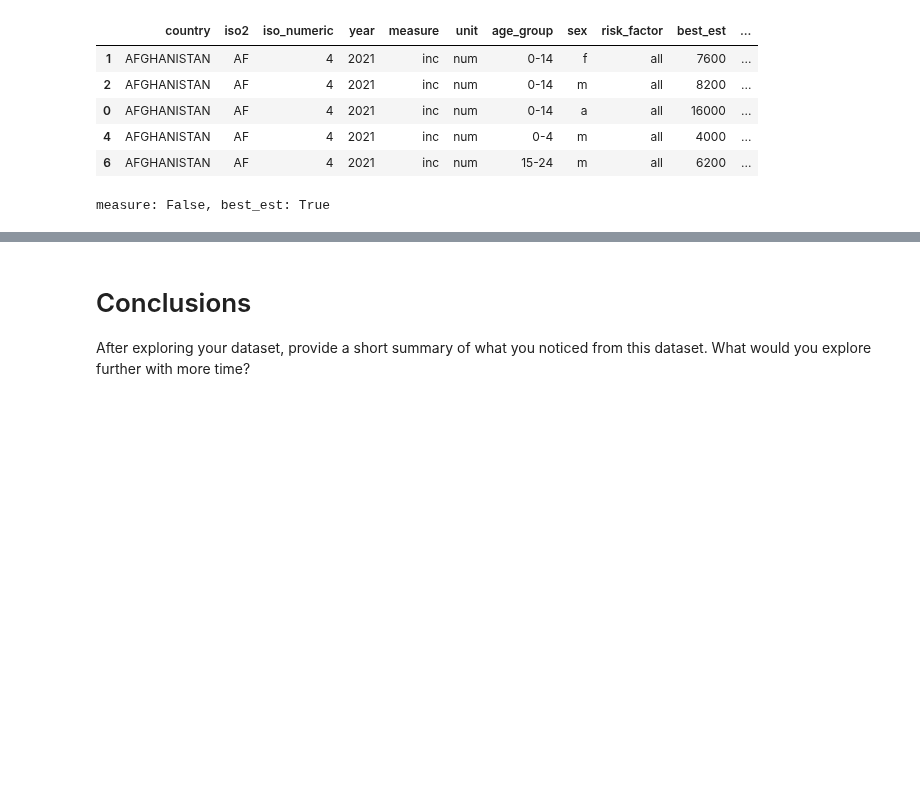
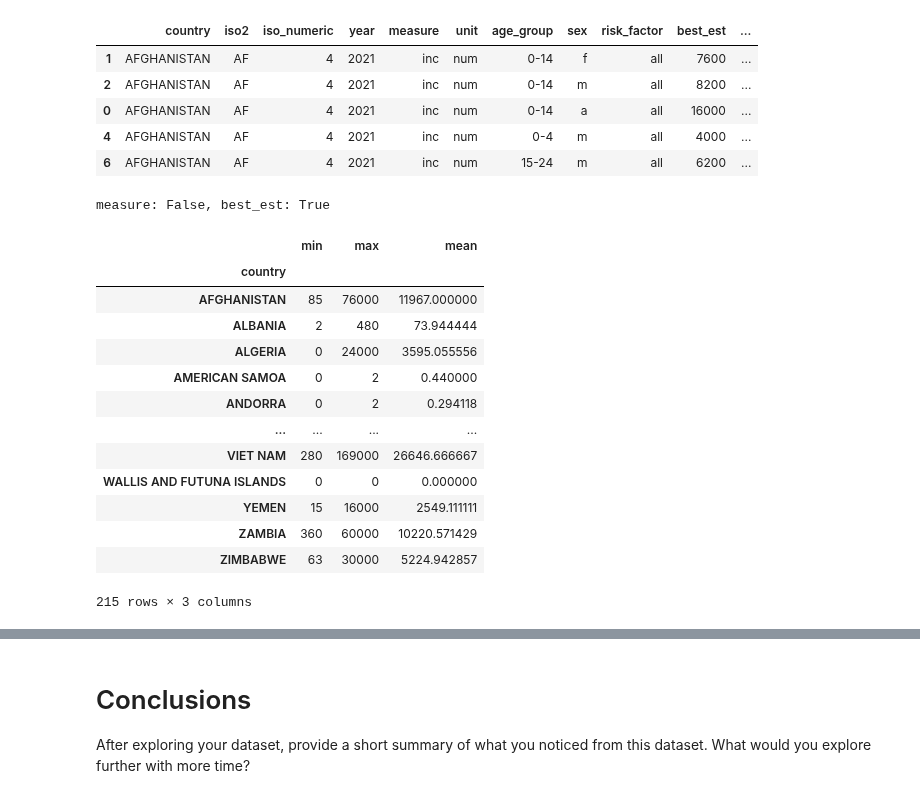
Before and after one commit to himalayahall/DATA602, a Jupyter notebook: 07_assignment.ipynb, the cells around one changed output, grey strips where cells are left out. Drawn from its saved outputs; the diff is of its cells as text; code cells hidden in the pictures; blank space fills up the shorter version.

```diff
--- a/07_assignment.ipynb
+++ b/07_assignment.ipynb
@@ -268,3 +268,21 @@ tb_ds.head()
 print(f'measure: {pd.to_numeric(tb_ds["measure"], errors="coerce").notnull().any()}, best_est: {pd.to_numeric(tb_ds["best_est"], errors="coerce").notnull().any()}')
 # %% [output]
 measure: False, best_est: True
+# %%
+# 11 - Group by country and get the mean, min, and max vaklues for best_est by group.
+tb_ds.groupby('country').best_est.agg(['min', 'max', 'mean'])
+# %% [output]
+|  | min | max | mean |
+| country |  |  |  |
+| AFGHANISTAN | 85 | 76000 | 11967.000000 |
+| ALBANIA | 2 | 480 | 73.944444 |
+| ALGERIA | 0 | 24000 | 3595.055556 |
+| AMERICAN SAMOA | 0 | 2 | 0.440000 |
+| ANDORRA | 0 | 2 | 0.294118 |
+| ... | ... | ... | ... |
+| VIET NAM | 280 | 169000 | 26646.666667 |
+| WALLIS AND FUTUNA ISLANDS | 0 | 0 | 0.000000 |
+| YEMEN | 15 | 16000 | 2549.111111 |
+| ZAMBIA | 360 | 60000 | 10220.571429 |
+| ZIMBABWE | 63 | 30000 | 5224.942857 |
+215 rows × 3 columns
```
Also changed, not shown: parts of 2 cells of this notebook.
